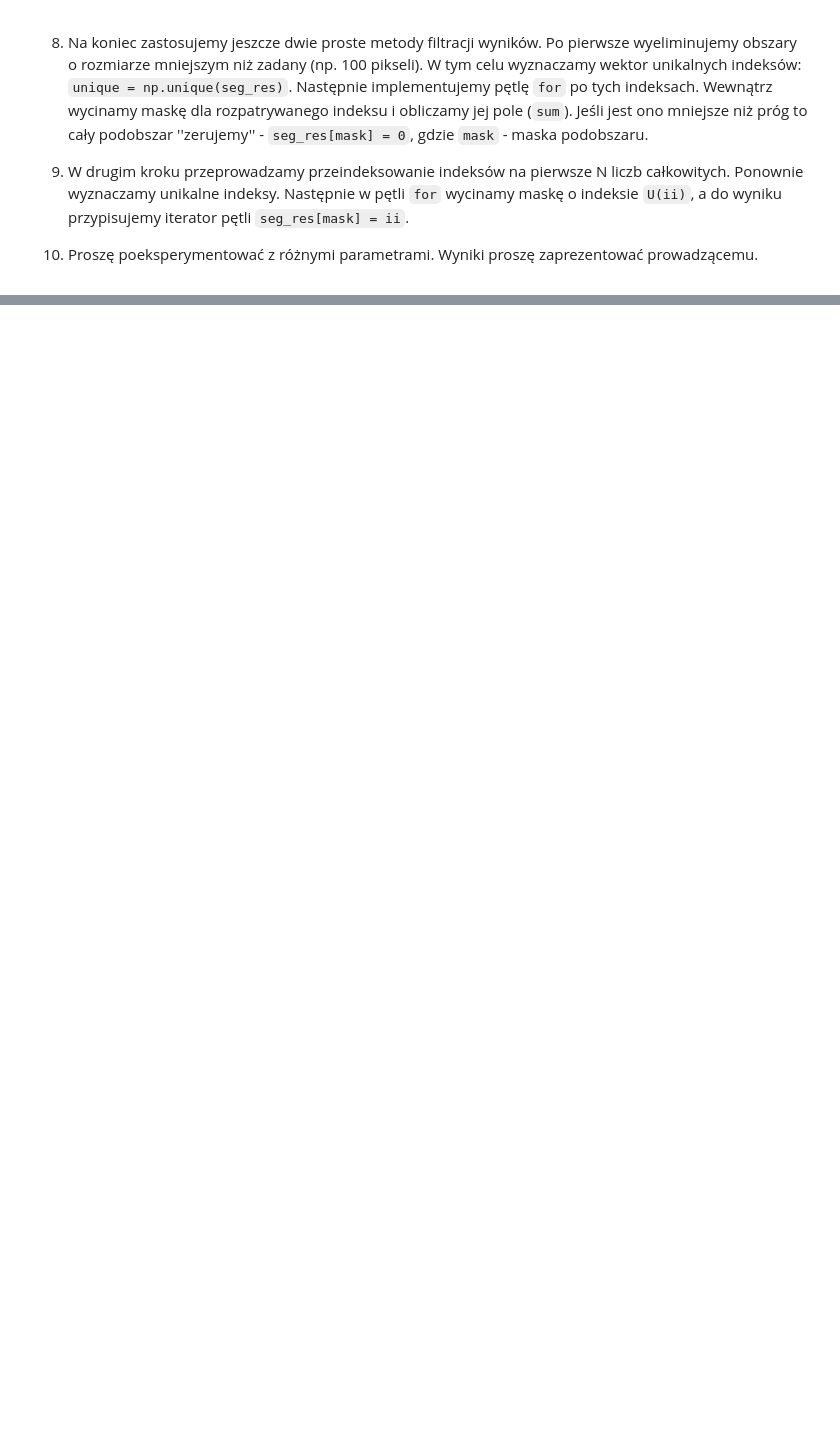
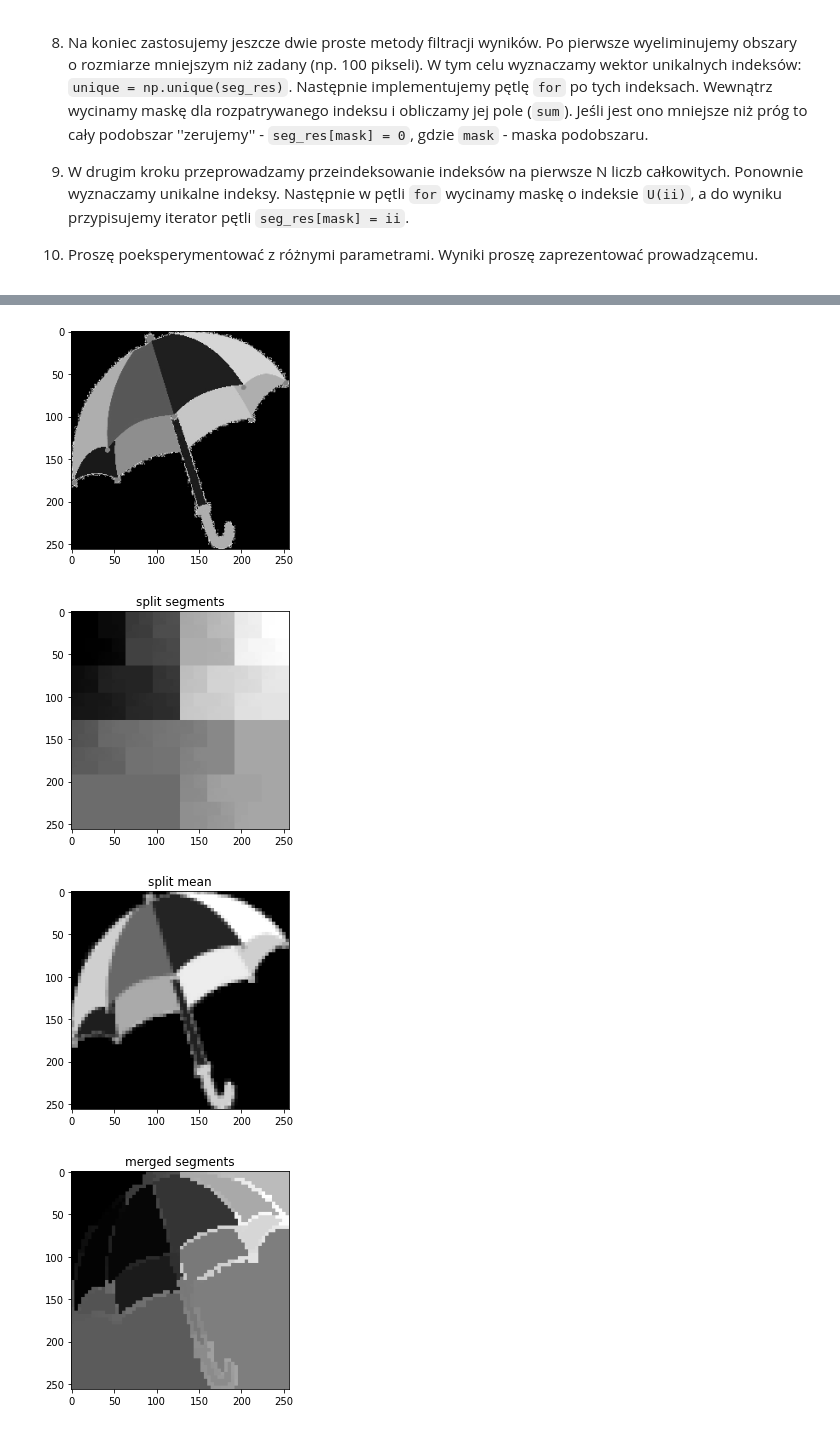
Before and after one commit to RysiekPrecikowski/WDCPO, a Jupyter notebook: sem6/lab3/10_segmentation.ipynb, the cells around one changed output, grey strips where cells are left out. Cells and saved outputs as stored; diff of their text form; code cells hidden in the pictures; blank space fills up the shorter version.

```diff
--- a/sem6/lab3/10_segmentation.ipynb
+++ b/sem6/lab3/10_segmentation.ipynb
@@ -557,0 +574,21 @@ plt.show()
+# %%
+#split
+tr_std = .05
+s = 6
+tr_size = (s, s)
+
+#merge
+tr_mean = 2
+
+#finalize
+min_size = 75
+
+plt.imshow(umbrella_h, 'gray')
+plt.show()
+
+segmentation(umbrella_h, tr_std, tr_size, tr_mean, min_size)
+# %% [output]
+[figure, added]
+[figure, added]
+[figure, added]
+[figure, added]
```
Also changed, not shown: parts of 6 cells of this notebook.
